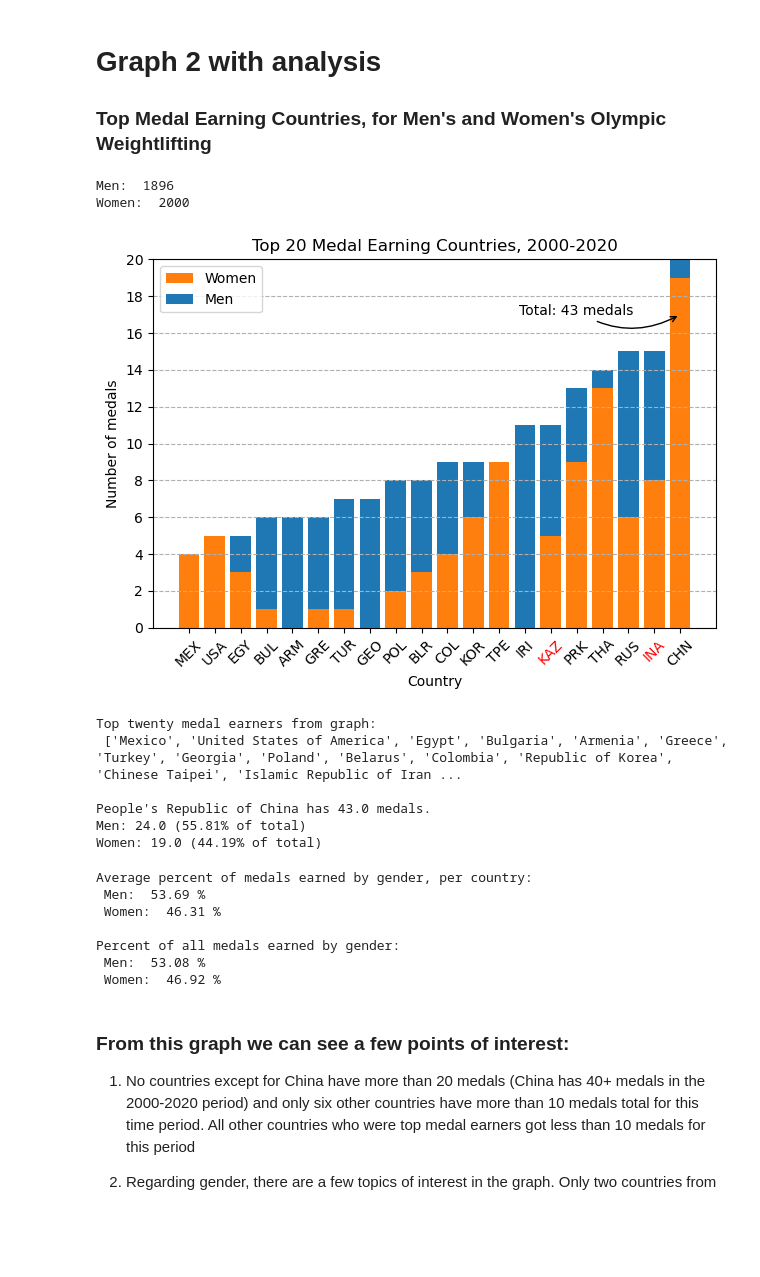
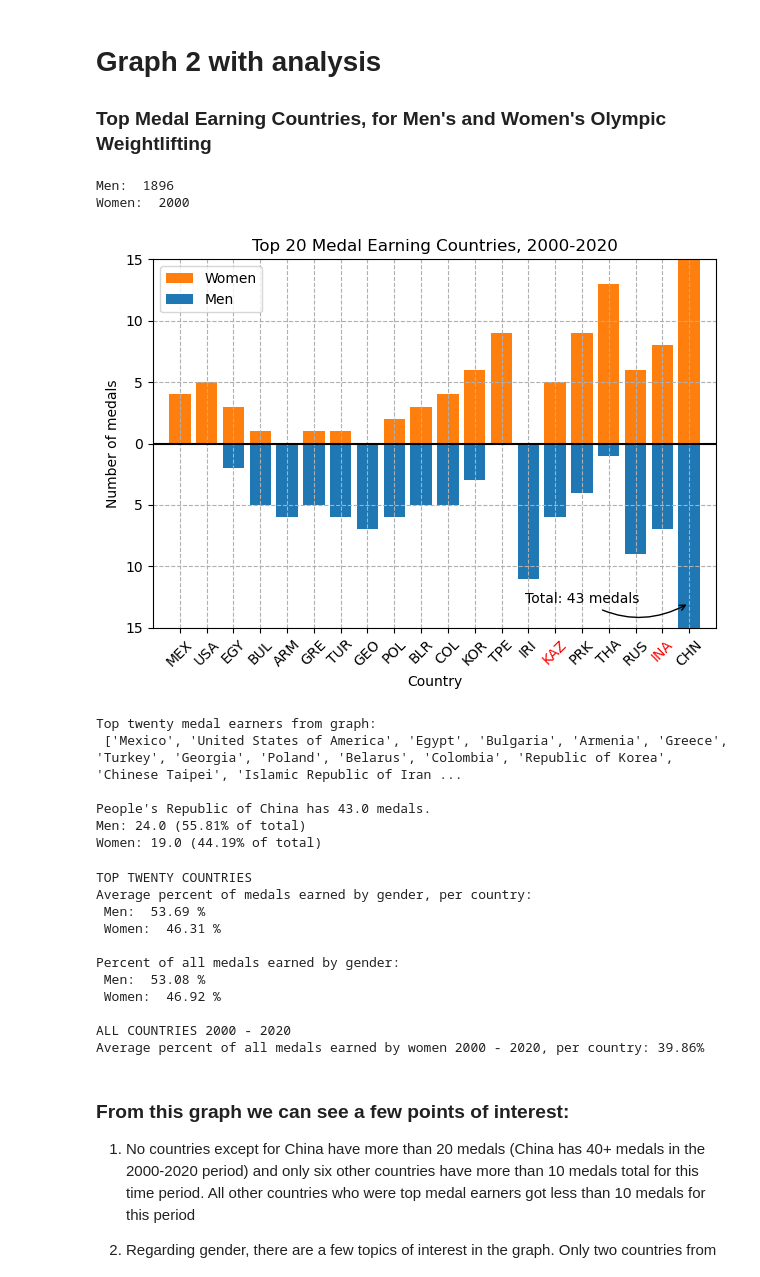
Before and after one commit to nichS21/DS-256-Group-Project, a Jupyter notebook: Stach - Individual Analysis.ipynb, the cells around one changed output. Saved outputs shown, nothing was run; the diff lists cells and outputs as text; code cells hidden in the pictures; blank space fills up the shorter version.

```diff
--- a/Stach - Individual Analysis.ipynb
+++ b/Stach - Individual Analysis.ipynb
@@ -229,51 +205,52 @@ for i in range(len(topResults)):
     tempFlag = topWomen[i] / (topWomen[i] + topMen[i])
     if((tempFlag >= 0.45) & (tempFlag <= 0.55)): halfFlag[i] = 1                        # if 45-55% of medals are from women, flag this country
 
-# Plot data as stacked bar chart
-bottoms = np.zeros(len(topResults))                                                      # bottoms for stacked bar plot
-plt.bar(topResultsNames, topWomen, label="Women", bottom=bottoms, color='tab:orange')
-bottoms += topWomen                                                                      # adjust bottoms to begin where men's data ended
-plt.bar(topResultsNames, topMen, label="Men", bottom=bottoms, color='tab:blue')
+# Plot data as grouped bar chart, with padding
+plt.bar(topResultsNames, topWomen, label="Women", color='tab:orange')
+plt.bar(topResultsNames, -topMen, label="Men", color='tab:blue')
+
 
 for i in range (len(topResults)):                                                        # set label to different color for countries with roughly 50/50 across gender for medals
     if halfFlag[i] == 1: plt.gca().get_xticklabels()[i].set_color('red')
 
 
 # Graph settings
-plt.annotate('Total: 43 medals',xy=('CHN',17),xytext=('PRK',17),
+plt.annotate('Total: 43 medals',xy=('CHN',-13),xytext=('PRK',-13),
              arrowprops={'arrowstyle':'->', 'connectionstyle':'arc3,rad=0.3'}
-             ,horizontalalignment='center')                                             # add arrow highlighting number of China medals
+             ,horizontalalignment='center')                                             # add arrow highlighting number of China medals (since are cut off)
 
 plt.title("Top 20 Medal Earning Countries, 2000-2020")
 plt.xlabel("Country")
 plt.ylabel("Number of medals")
-plt.grid(axis='y', linestyle='dashed')
+plt.grid(axis='both', linestyle='dashed')
+plt.xlim(-1, 20)
 plt.xticks(rotation = 45)
-plt.ylim(0,20)                                          # cut off China data for better readibility of rest of graph
-plt.yticks(np.arange(0,21,2))
+plt.yticks(np.arange(-15,16,5), labels=["15", "10","5", "0", "5", "10", "15"])          # remove all negative y labels and make positive (for consistency)
+plt.ylim(-15,15)                                                                        # cut off China data for better readibility of rest of graph
+plt.hlines(y=0, xmin=-1, xmax=20, linestyle='solid', color='black')
 plt.tight_layout()
 plt.legend()
 plt.show()
 
 
 # Get full name for each country
 names = []
 for i in range(len(topResults)):
     code = countries[topResults[i]]
     name = twenty1stDF[twenty1stDF.country_code == code].country_name.values[0]
     names.append(name)
 print("Top twenty medal earners from graph: \n", names)
 
 
 # Print China data, since partially excluded from graph (is 19th index in topResults)
 chnTotal = topWomen[19]+topMen[19]
 print("\n", names[19], " has ", chnTotal, " medals.",
       "\nMen: ", topMen[19], " (", round(topMen[19]/chnTotal*100, 2), "% of total)",
       "\nWomen: ", topWomen[19], " (", round(topWomen[19]/chnTotal*100, 2), "% of total)", sep='')
 # %% [output]
 Men:  1896
 Women:  2000
-[figure, old version]
+[figure, new version]
 Top twenty medal earners from graph:
  ['Mexico', 'United States of America', 'Egypt', 'Bulgaria', 'Armenia', 'Greece', 'Turkey', 'Georgia', 'Poland', 'Belarus', 'Colombia', 'Republic of Korea', 'Chinese Taipei', 'Islamic Republic of Iran ...
 
@@ -285,17 +262,36 @@ Women: 19.0 (44.19% of total)
 avgMen = np.mean(topMen / (topWomen + topMen))*100
 avgWomen = np.mean(topWomen / (topWomen + topMen))*100
 
+print("TOP TWENTY COUNTRIES")
 print("Average percent of medals earned by gender, per country: \n",
       "Men: ", round(avgMen, 2), "%\n",
       "Women: ", round(avgWomen, 2), "%\n")
 
-# All medals earned by gender
+# All medals earned by gender for these top 20 countries
 menTotal = np.sum(topMen)
 womenTotal = np.sum(topWomen)
 print("Percent of all medals earned by gender: \n",
       "Men: ", round( (menTotal/(menTotal+womenTotal))*100, 2), "%\n",
       "Women: ", round( (womenTotal/(menTotal+womenTotal))*100, 2), "%")
+
+
+# All medals earned by gender 2000 and beyond
+women2000 = np.empty(len(countries))
+men2000 = np.empty(len(countries))
+
+for i in range(len(countries)):
+      cName = countries[i]
+      women2000[i] = twenty1stDF[ (twenty1stDF.country_code == cName)
+                                    & (twenty1stDF.event_gender == "Women")].shape[0]         # get number of women's medals for this country, 2000-2020
+      men2000[i] = twenty1stDF[ (twenty1stDF.country_code == cName)
+                                    & (twenty1stDF.event_gender == "Men")].shape[0]           # get number of men's medals for this country, 2000-2020
+ttlPerCountry = women2000+men2000
+avgPerCountry = womenTotal/(ttlPerCountry)
+
+print("\nALL COUNTRIES 2000 - 2020")
+print("Average percent of all medals earned by women 2000 - 2020, per country: ", round(np.mean(avgPerCountry), 2), "%", sep='')
 # %% [output]
+TOP TWENTY COUNTRIES
 Average percent of medals earned by gender, per country:
  Men:  53.69 %
  Women:  46.31 %
@@ -303,6 +299,9 @@ Average percent of medals earned by gender, per country:
 Percent of all medals earned by gender:
  Men:  53.08 %
  Women:  46.92 %
+
+ALL COUNTRIES 2000 - 2020
+Average percent of all medals earned by women 2000 - 2020, per country: 39.86%
 # %% [markdown]
 ### From this graph we can see a few points of interest:
 
```
Also changed, not shown: parts of 4 cells of this notebook, 1 other file.
